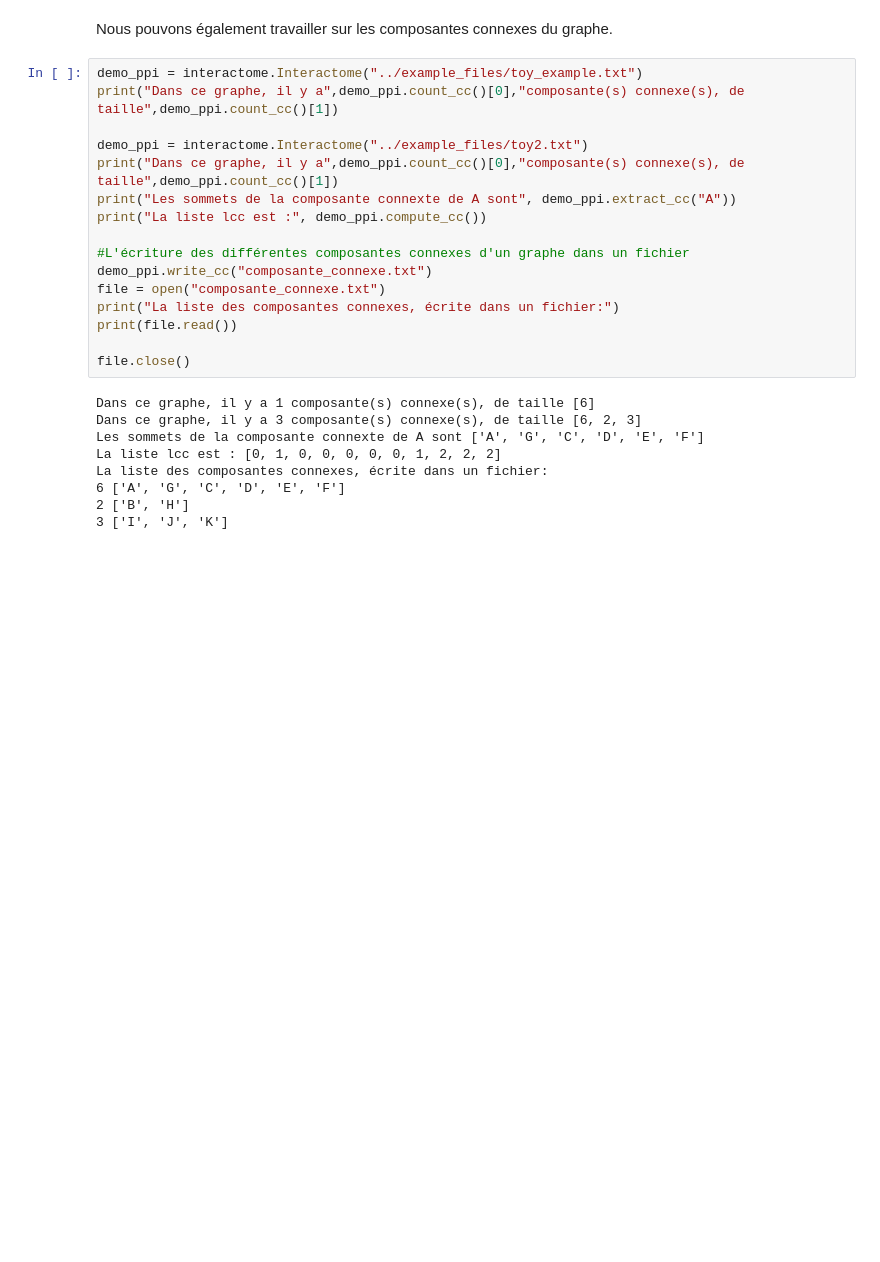
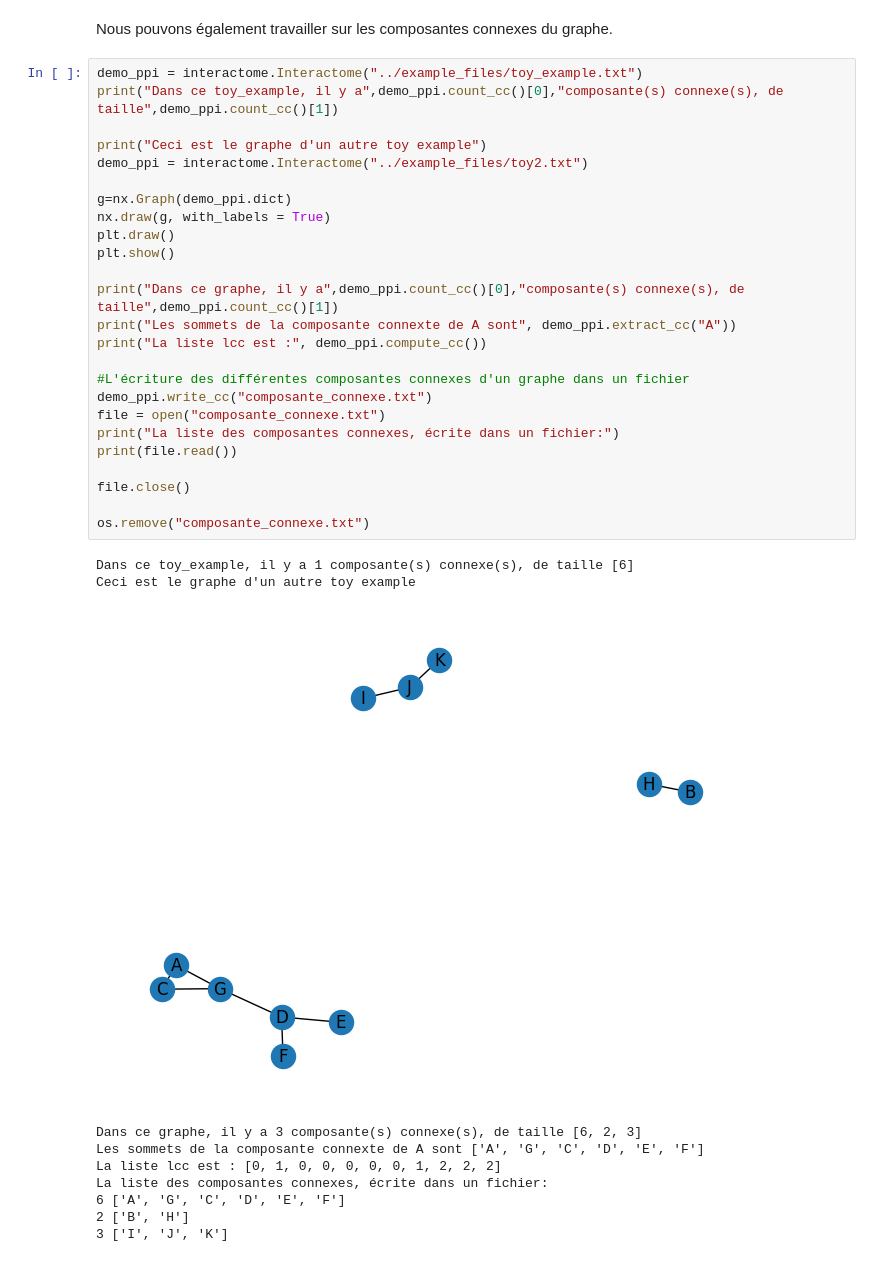
Before and after one commit to N-Hoffmann/projet_BS2, a Jupyter notebook: code/demo.ipynb, the cells around one changed output. Saved outputs shown, nothing was run; the diff lists cells and outputs as text; blank space fills up the shorter version.

```diff
--- a/code/demo.ipynb
+++ b/code/demo.ipynb
@@ -238,26 +241,37 @@ Liste :  [('D', 'A'), ('D', 'B'), ('D', 'C'), ('D', 'E'), ('D', 'F')]
 Nous pouvons également travailler sur les composantes connexes du graphe.
 # %%
 demo_ppi = interactome.Interactome("../example_files/toy_example.txt")
-print("Dans ce graphe, il y a",demo_ppi.count_cc()[0],"composante(s) connexe(s), de taille",demo_ppi.count_cc()[1])
+print("Dans ce toy_example, il y a",demo_ppi.count_cc()[0],"composante(s) connexe(s), de taille",demo_ppi.count_cc()[1])
 
+print("Ceci est le graphe d'un autre toy example")
 demo_ppi = interactome.Interactome("../example_files/toy2.txt")
+
+g=nx.Graph(demo_ppi.dict)
+nx.draw(g, with_labels = True)
+plt.draw()
+plt.show()
+
 print("Dans ce graphe, il y a",demo_ppi.count_cc()[0],"composante(s) connexe(s), de taille",demo_ppi.count_cc()[1])
 print("Les sommets de la composante connexte de A sont", demo_ppi.extract_cc("A"))
 print("La liste lcc est :", demo_ppi.compute_cc())
 
 #L'écriture des différentes composantes connexes d'un graphe dans un fichier
 demo_ppi.write_cc("composante_connexe.txt")
 file = open("composante_connexe.txt")
 print("La liste des composantes connexes, écrite dans un fichier:")
 print(file.read())
 
 file.close()
+
+os.remove("composante_connexe.txt")
 # %% [output]
-Dans ce graphe, il y a 1 composante(s) connexe(s), de taille [6]
-Dans ce graphe, il y a 3 composante(s) connexe(s), de taille [6, 2, 3]
-Les sommets de la composante connexte de A sont ['A', 'G', 'C', 'D', 'E', 'F']
-La liste lcc est : [0, 1, 0, 0, 0, 0, 0, 1, 2, 2, 2]
-La liste des composantes connexes, écrite dans un fichier:
-6 ['A', 'G', 'C', 'D', 'E', 'F']
-2 ['B', 'H']
-3 ['I', 'J', 'K']
+Dans ce toy_example, il y a 1 composante(s) connexe(s), de taille [6]
+Ceci est le graphe d'un autre toy example
+[figure, added]
+Dans ce graphe, il y a 3 composante(s) connexe(s), de taille [6, 2, 3]
+Les sommets de la composante connexte de A sont ['A', 'G', 'C', 'D', 'E', 'F']
+La liste lcc est : [0, 1, 0, 0, 0, 0, 0, 1, 2, 2, 2]
+La liste des composantes connexes, écrite dans un fichier:
+6 ['A', 'G', 'C', 'D', 'E', 'F']
+2 ['B', 'H']
+3 ['I', 'J', 'K']
```
Also changed, not shown: parts of 4 cells of this notebook.
